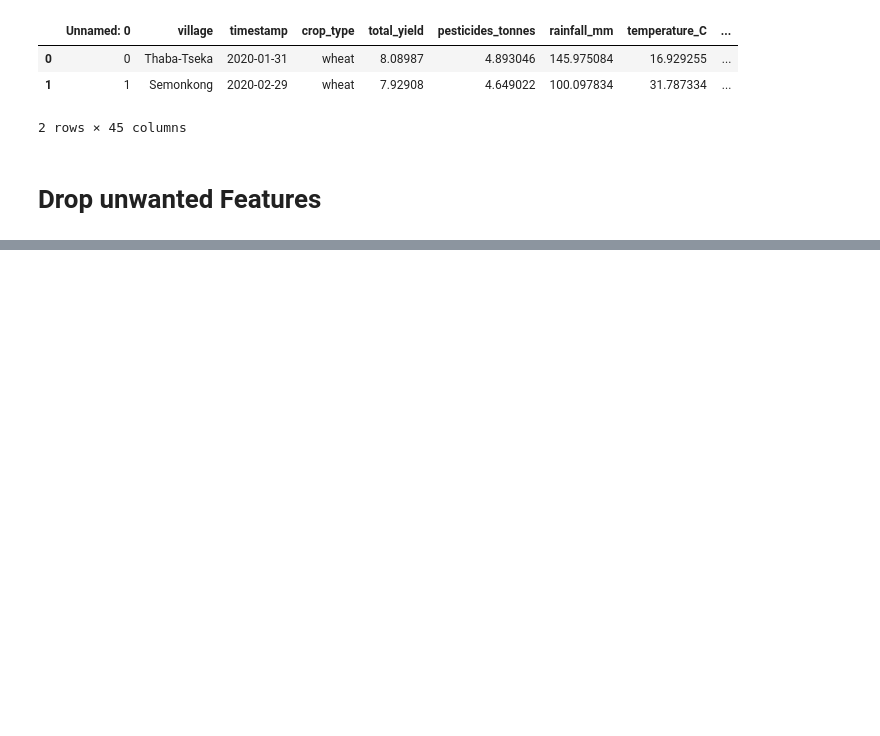
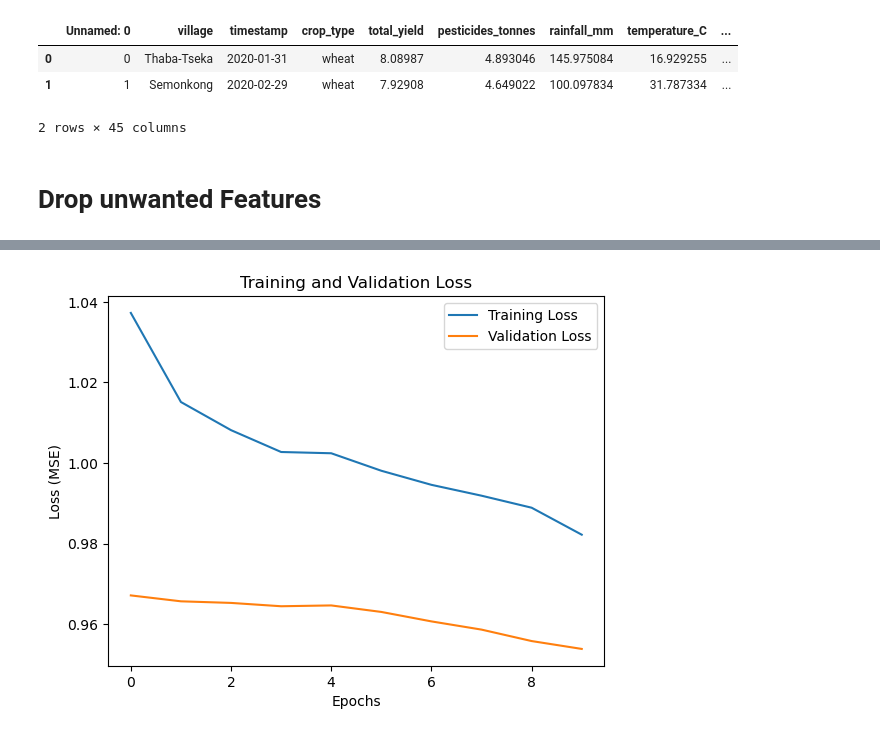
Before and after one commit to mrshelile/AgriVista, a Jupyter notebook: dataExtract1.ipynb, the cells around one changed output, grey strips where cells are left out. Cells and saved outputs as stored; diff of their text form; code cells hidden in the pictures; blank space fills up the shorter version.

```diff
--- a/dataExtract1.ipynb
+++ b/dataExtract1.ipynb
@@ -96,0 +176,6 @@ df.drop(columns=unwanted)
+# %%
+
+
+columns = [col for col in df.columns if col != 'total_yield'] + ['total_yield']
+df = df[columns]
+df
@@ -96,0 +196,3 @@ df.drop(columns=unwanted)
+# %%
+sequence_length = 30  # Use the past 30 months for prediction
+X, y = create_sequences(df[numerical_features].values, sequence_length)
@@ -96,0 +221,11 @@ df.drop(columns=unwanted)
+# %%
+# Define the LSTM model
+model = Sequential()
+model.add(LSTM(50, return_sequences=True, input_shape=(X.shape[1], X.shape[2])))
+model.add(LSTM(50))
+model.add(Dense(1))  # Output layer predicting 'total_yield'
+# %%
+model.compile(optimizer='adam', loss='mse')
+
+# Train the LSTM model and save the training history
+history = model.fit(X, y, epochs=10, batch_size=32, validation_split=0.2)
@@ -96,0 +260,12 @@ df.drop(columns=unwanted)
+# %%
+
+# Plot training and validation loss
+plt.plot(history.history['loss'], label='Training Loss')
+plt.plot(history.history['val_loss'], label='Validation Loss')
+plt.title('Training and Validation Loss')
+plt.xlabel('Epochs')
+plt.ylabel('Loss (MSE)')
+plt.legend()
+plt.show()
+# %% [output]
+[figure, added]
```
Also changed, not shown: parts of 18 cells of this notebook.
